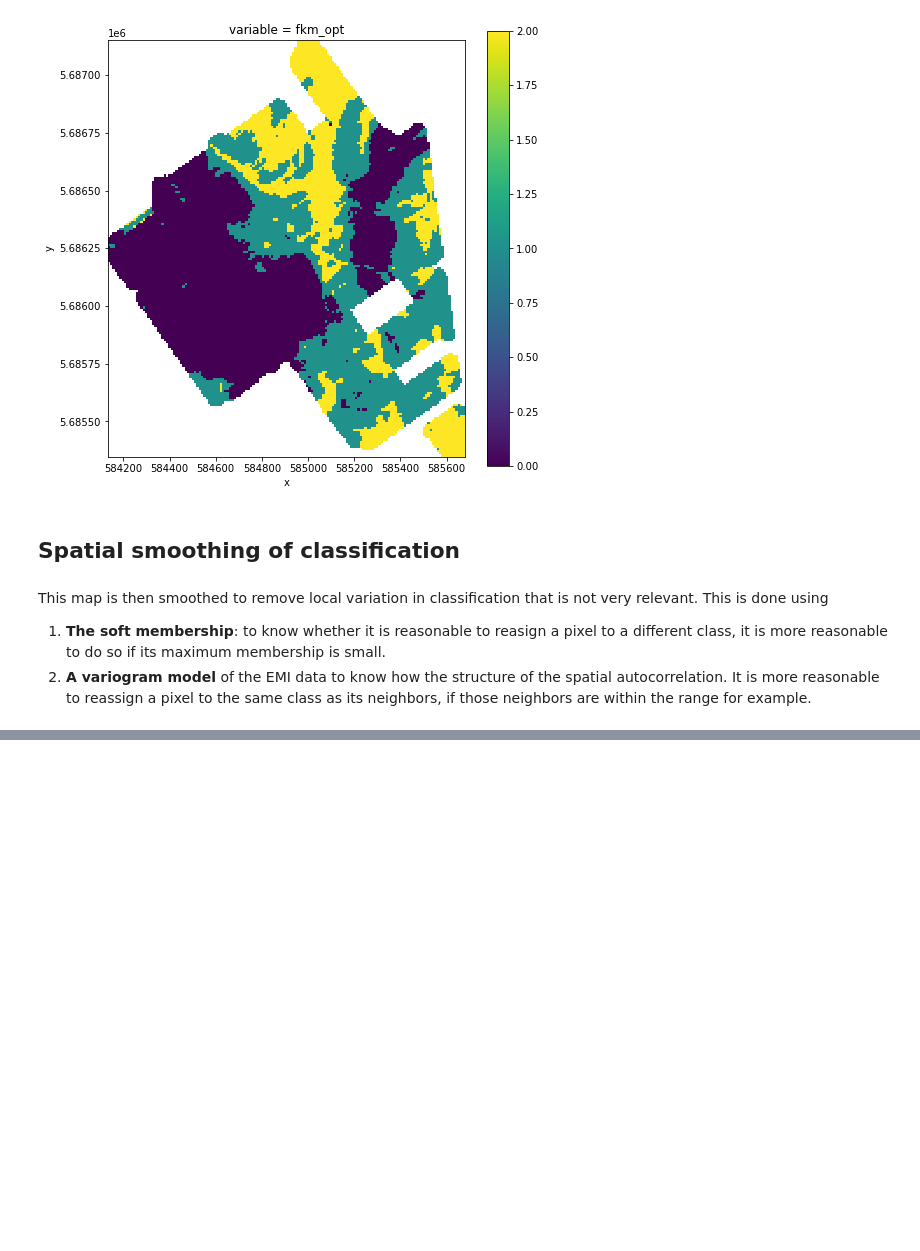
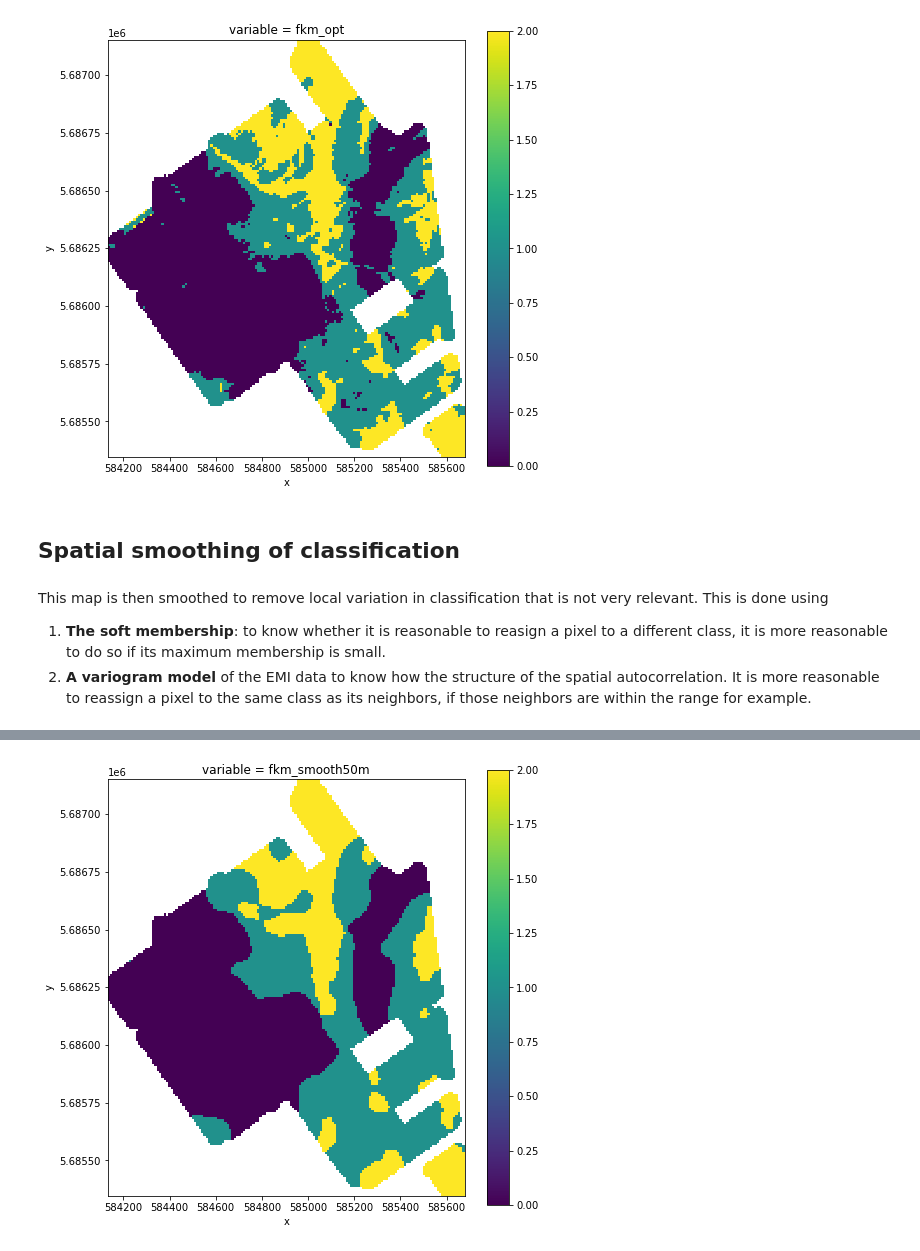
Before and after one commit to drdebivre/Thesis_EMIclass, a Jupyter notebook: 6.FKM_smoothing.ipynb, the cells around one changed output, grey strips where cells are left out. Drawn from its saved outputs; the diff is of its cells as text; code cells hidden in the pictures; blank space fills up the shorter version.

Commit message:
finish smoothin

```diff
--- a/6.FKM_smoothing.ipynb
+++ b/6.FKM_smoothing.ipynb
@@ -113,0 +137,6 @@ $w_{i,j} = \frac{1 - f(h_{ij})}{\sum_k{(1 - f(h_{ij})},\, \forall\, k\,\epsilon\
+# %%
+w_nonstd =  1-(3/(2*660)*distance_df - 0.5/660**3*distance_df)
+# %%
+col_sum = w_nonstd.sum()
+weights = np.array(w_nonstd/col_sum) #column index corresponds with i, row number with j
+weights = np.nan_to_num(weights, nan=0, copy=True)
@@ -113,0 +145,3 @@ $w_{i,j} = \frac{1 - f(h_{ij})}{\sum_k{(1 - f(h_{ij})},\, \forall\, k\,\epsilon\
+# %%
+memb_upd = np.matmul(weights.T, soft_memb)
+memb_upd
@@ -113,0 +156,19 @@ $w_{i,j} = \frac{1 - f(h_{ij})}{\sum_k{(1 - f(h_{ij})},\, \forall\, k\,\epsilon\
+# %%
+hardmemb_upd = np.argmax(memb_upd, axis=1)
+# %%
+# The hard memberships can be used to plot the resulting classification
+
+cl = np.empty((27540))
+cl[:] = np.nan
+
+cl[~rows_with_nan] = hardmemb_upd
+
+df_raster['fkm_smooth50m'] = cl
+
+xr_clusters = df_raster.to_xarray().transpose('y', 'x')
+
+cl_array = xr_clusters.to_array()
+ax = cl_array.sel(variable='fkm_smooth50m').plot.pcolormesh(figsize=(8,8))
+ax.axes.set_aspect('equal')
+# %% [output]
+[figure, added]
```
Also changed, not shown: parts of 7 cells of this notebook.
